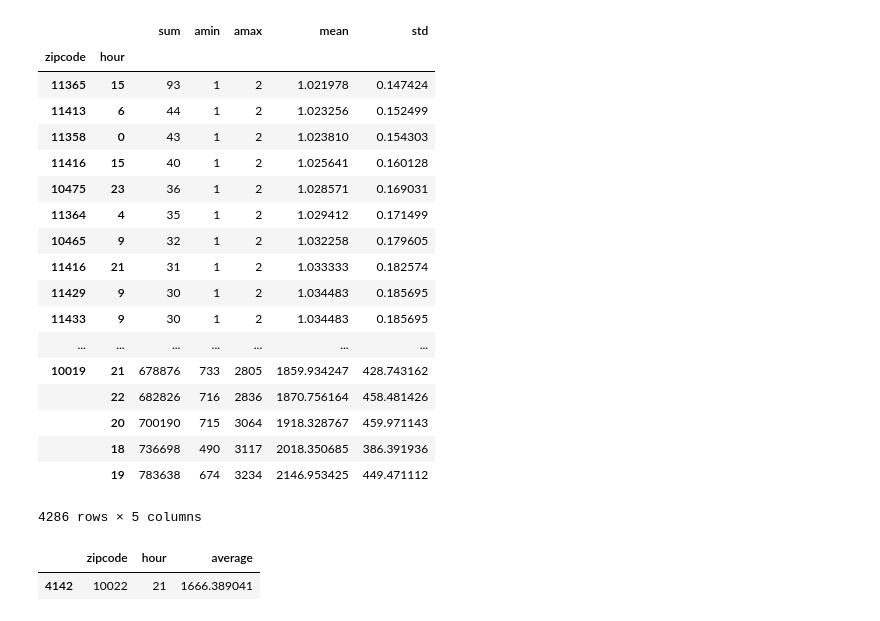
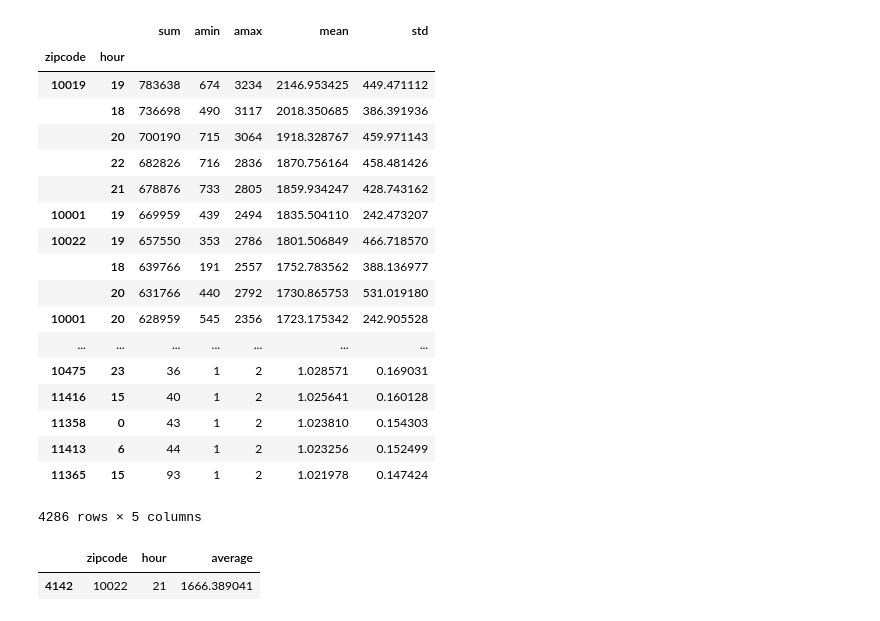
Before and after one commit to algorithmcardboard/Most-hapennning-places-NYC, a Jupyter notebook: Plots.ipynb, the cells around one changed output. Saved outputs shown, nothing was run; the diff lists cells and outputs as text; code cells hidden in the pictures.

```diff
--- a/Plots.ipynb
+++ b/Plots.ipynb
@@ -14,28 +14,28 @@ events_cluster['date'] = pd.to_datetime(events_cluster['date']).dt.dayofyear
 # %%
 t_hourly_gropued = taxi_hourly.groupby(['zipcode', 'hour'])
 stats = t_hourly_gropued['count'].agg([np.sum, np.min, np.max, np.mean, np.std]).sort_values('mean', ascending =False)
 
 stats = stats.dropna()
-stats.query('mean > 1').sort_values('mean')
+stats.query('mean > 1')
 # %% [output]
 |  |  | sum | amin | amax | mean | std |
 | zipcode | hour |  |  |  |  |  |
+| 10019 | 19 | 783638 | 674 | 3234 | 2146.953425 | 449.471112 |
+|  | 18 | 736698 | 490 | 3117 | 2018.350685 | 386.391936 |
+|  | 20 | 700190 | 715 | 3064 | 1918.328767 | 459.971143 |
+|  | 22 | 682826 | 716 | 2836 | 1870.756164 | 458.481426 |
+|  | 21 | 678876 | 733 | 2805 | 1859.934247 | 428.743162 |
+| 10001 | 19 | 669959 | 439 | 2494 | 1835.504110 | 242.473207 |
+| 10022 | 19 | 657550 | 353 | 2786 | 1801.506849 | 466.718570 |
+|  | 18 | 639766 | 191 | 2557 | 1752.783562 | 388.136977 |
+|  | 20 | 631766 | 440 | 2792 | 1730.865753 | 531.019180 |
+| 10001 | 20 | 628959 | 545 | 2356 | 1723.175342 | 242.905528 |
+| ... | ... | ... | ... | ... | ... | ... |
+| 10475 | 23 | 36 | 1 | 2 | 1.028571 | 0.169031 |
+| 11416 | 15 | 40 | 1 | 2 | 1.025641 | 0.160128 |
+| 11358 | 0 | 43 | 1 | 2 | 1.023810 | 0.154303 |
+| 11413 | 6 | 44 | 1 | 2 | 1.023256 | 0.152499 |
 | 11365 | 15 | 93 | 1 | 2 | 1.021978 | 0.147424 |
-| 11413 | 6 | 44 | 1 | 2 | 1.023256 | 0.152499 |
-| 11358 | 0 | 43 | 1 | 2 | 1.023810 | 0.154303 |
-| 11416 | 15 | 40 | 1 | 2 | 1.025641 | 0.160128 |
-| 10475 | 23 | 36 | 1 | 2 | 1.028571 | 0.169031 |
-| 11364 | 4 | 35 | 1 | 2 | 1.029412 | 0.171499 |
-| 10465 | 9 | 32 | 1 | 2 | 1.032258 | 0.179605 |
-| 11416 | 21 | 31 | 1 | 2 | 1.033333 | 0.182574 |
-| 11429 | 9 | 30 | 1 | 2 | 1.034483 | 0.185695 |
-| 11433 | 9 | 30 | 1 | 2 | 1.034483 | 0.185695 |
-| ... | ... | ... | ... | ... | ... | ... |
-| 10019 | 21 | 678876 | 733 | 2805 | 1859.934247 | 428.743162 |
-|  | 22 | 682826 | 716 | 2836 | 1870.756164 | 458.481426 |
-|  | 20 | 700190 | 715 | 3064 | 1918.328767 | 459.971143 |
-|  | 18 | 736698 | 490 | 3117 | 2018.350685 | 386.391936 |
-|  | 19 | 783638 | 674 | 3234 | 2146.953425 | 449.471112 |
 4286 rows × 5 columns
 # %%
 taxi_averages.query('(zipcode == 10022) & (hour == 21)')
```
